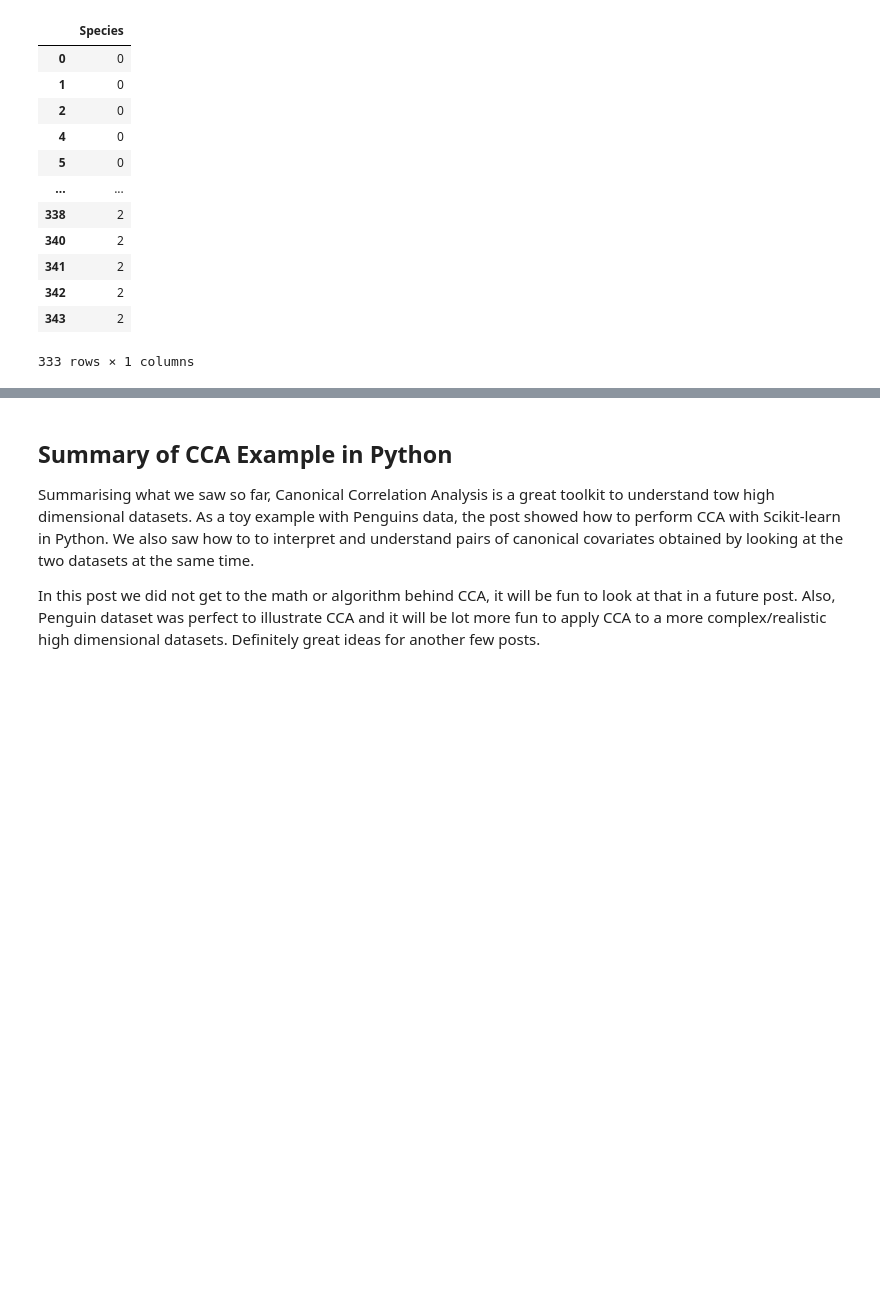
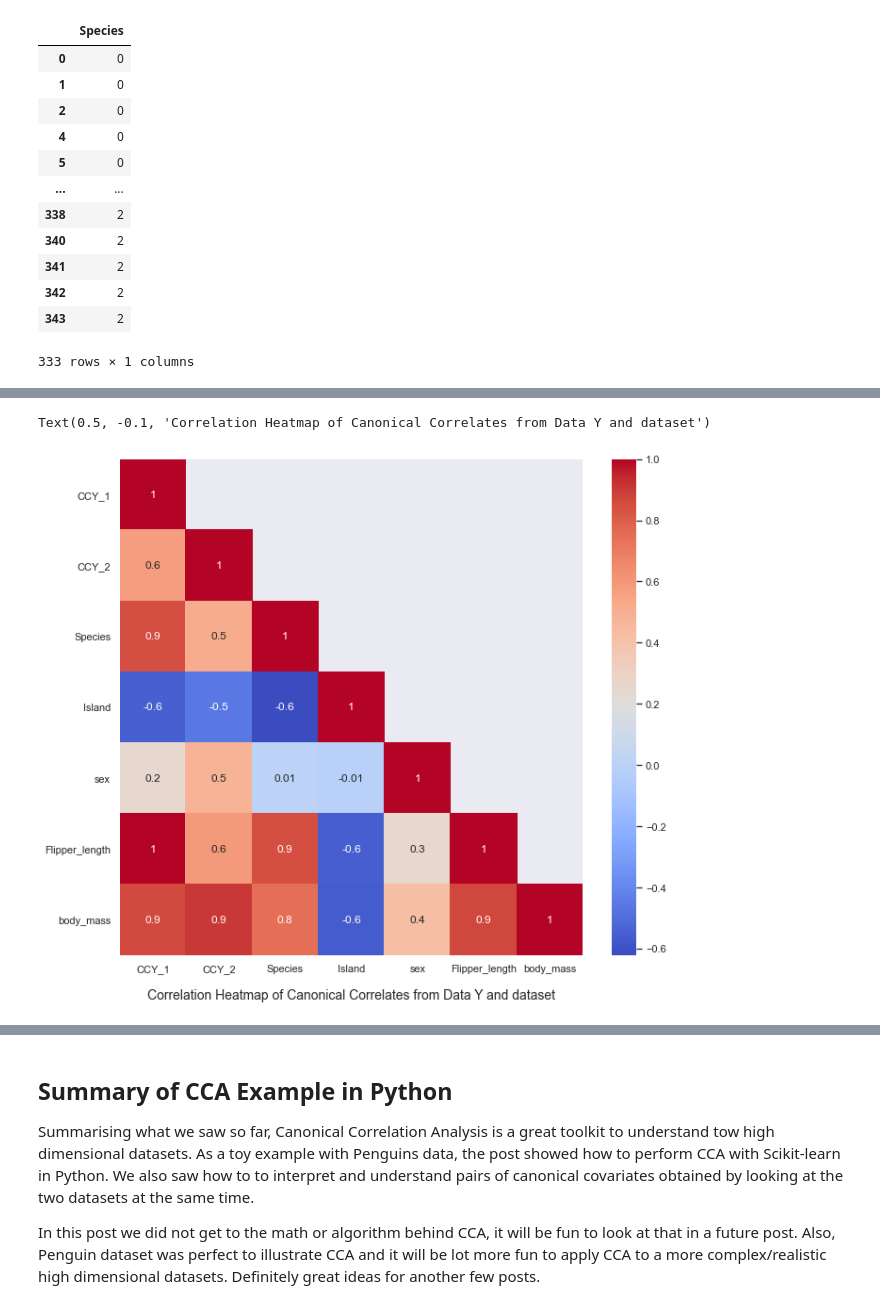
Before and after one commit to gitony0101/selfstudy, a Jupyter notebook: Introduction to Canonical Correlation Analysis (CCA) in Python.ipynb, the cells around one changed output, grey strips where cells are left out. Cells and saved outputs as stored; diff of their text form; code cells hidden in the pictures; blank space fills up the shorter version.

```diff
--- a/Introduction to Canonical Correlation Analysis (CCA) in Python.ipynb
+++ b/Introduction to Canonical Correlation Analysis (CCA) in Python.ipynb
@@ -329,0 +365,28 @@ corr_X_df.head()
+# %%
+# Let us make a similar lower triangular correlation heatmap with the canonical covariates from Y dataset Y and the dataset Y itself including the meta data associated with it.
+# second pair of canonical covariates with the dataset
+
+ccY_df = pd.DataFrame({"CCY_1": Y_c[:, 0],
+                                        "CCY_2": Y_c[:, 1],
+                                        "Species": df.species.astype('category').cat.codes,
+                                        "Island":df.island.astype('category').cat.codes,
+                                        "sex": df.sex.astype('category').cat.codes,
+                                        "Flipper_length": Y_mc.flipper_length_mm,
+                                        "body_mass":Y_mc.body_mass_g})
+
+#compute correlation
+corr_Y_df = ccY_df.corr(method='pearson')
+
+#get lower triangular correlation matrix
+Y_df_lt = corr_Y_df.where(np.tril(np.ones(corr_Y_df.shape)).astype(np.bool8))
+
+#make a lower triangular correlation heatmap with seaborn
+plt.figure(figsize=(10, 8))
+sns.heatmap(Y_df_lt,cmap="coolwarm", annot=True, fmt='.1g')
+plt.tight_layout()
+plt.savefig("Heatmap_Canonical_Correlates_from_Y_and_data.jpg",
+                format='jpeg',dpi=100)
+plt.title("Correlation Heatmap of Canonical Correlates from Data Y and dataset",y=-0.1, fontsize=14)
+# %% [output]
+Text(0.5, -0.1, 'Correlation Heatmap of Canonical Correlates from Data Y and dataset')
+[figure, added]
```
Also changed, not shown: parts of 13 cells of this notebook, 2 other files.
